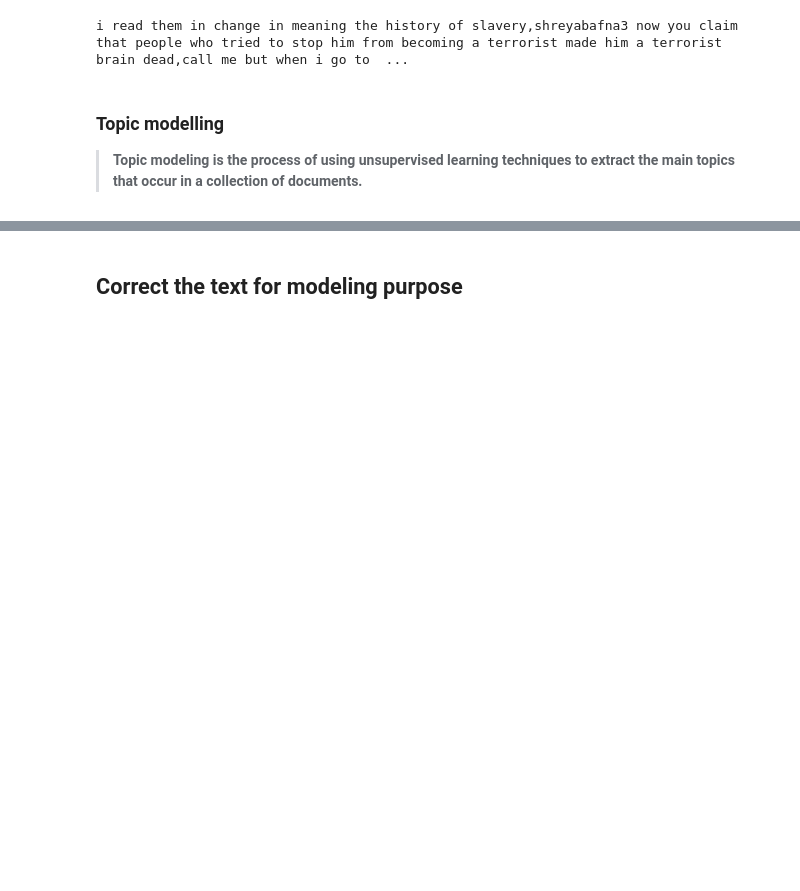
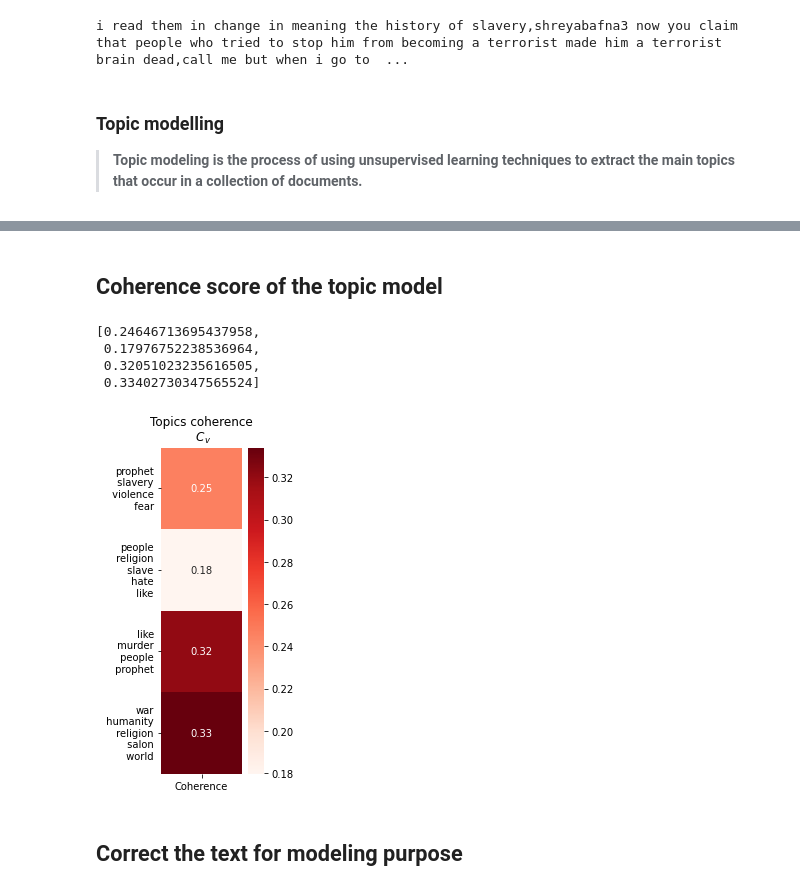
Before and after one commit to avikumart/Cyberbullying-Detection-NLP, a Jupyter notebook: cyberbullying-detection-nlp1.ipynb, the cells around one changed output, grey strips where cells are left out. Cells and saved outputs as stored; diff of their text form; code cells hidden in the pictures; blank space fills up the shorter version.

```diff
--- a/cyberbullying-detection-nlp1.ipynb
+++ b/cyberbullying-detection-nlp1.ipynb
@@ -532,3 +531,44 @@ topic
+# %% [markdown]
+## Coherence score of the topic model
+# %%
+#  assessing coherenece metric of the model
+topics = [ ['prophet', 'slavery', 'violence', 'fear'],
+           ['people', 'religion', 'slave', 'hate', 'like'],
+           ['like', 'murder', 'people', 'prophet'],
+           ['war', 'humanity', 'religion', 'salon', 'world']
+          ]
+
+# Coherence model
+cm = CoherenceModel(topics=topics,
+                    texts=corpus,
+                    coherence='c_v',
+                    dictionary=dic)
+
+coherence_per_topic = cm.get_coherence_per_topic()
+coherence_per_topic
+# %% [output]
+[0.24646713695437958,
+ 0.17976752238536964,
+ 0.32051023235616505,
+ 0.33402730347565524]
+# %%
+# plotting coherenece score
+topics_str = [ '\n '.join(t) for t in topics ]
+data_topic_score = pd.DataFrame( data=zip(topics_str, coherence_per_topic), columns=['Topic', 'Coherence'] )
+data_topic_score = data_topic_score.set_index('Topic')
+
+# plottinh using matplotlib heatmap
+fig, ax = plt.subplots( figsize=(2,6) )
+ax.set_title("Topics coherence\n $C_v$")
+sns.heatmap(data=data_topic_score, annot=True, square=True,
+            cmap='Reds', fmt='.2f',
+            linecolor='black', ax=ax )
+plt.yticks( rotation=0 )
+ax.set_xlabel('')
+ax.set_ylabel('')
+fig.show()
+# %% [output]
+[figure, added]
 # %% [markdown]
 ## Correct the text for modeling purpose
 # %%
```
Also changed, not shown: parts of 7 cells of this notebook.
